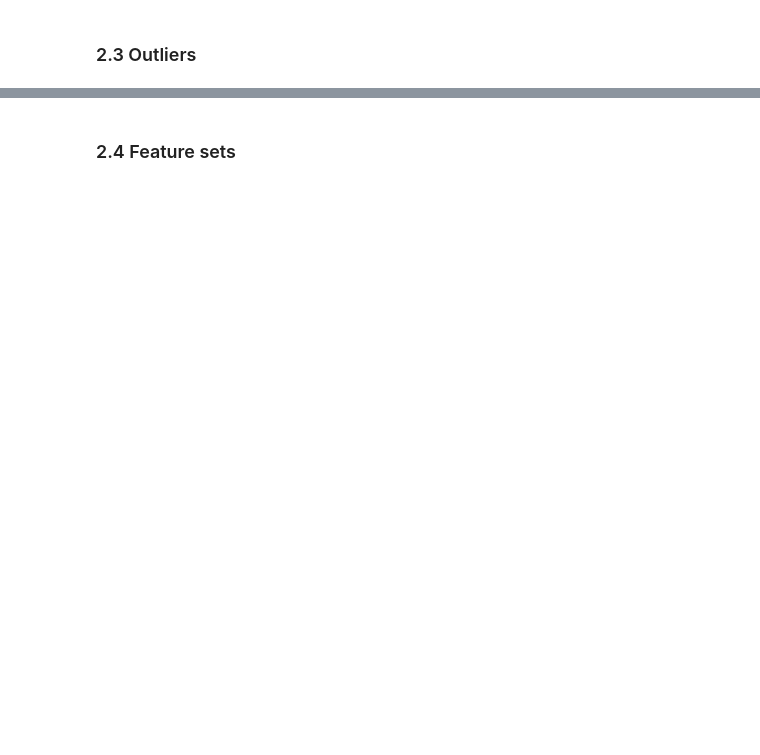
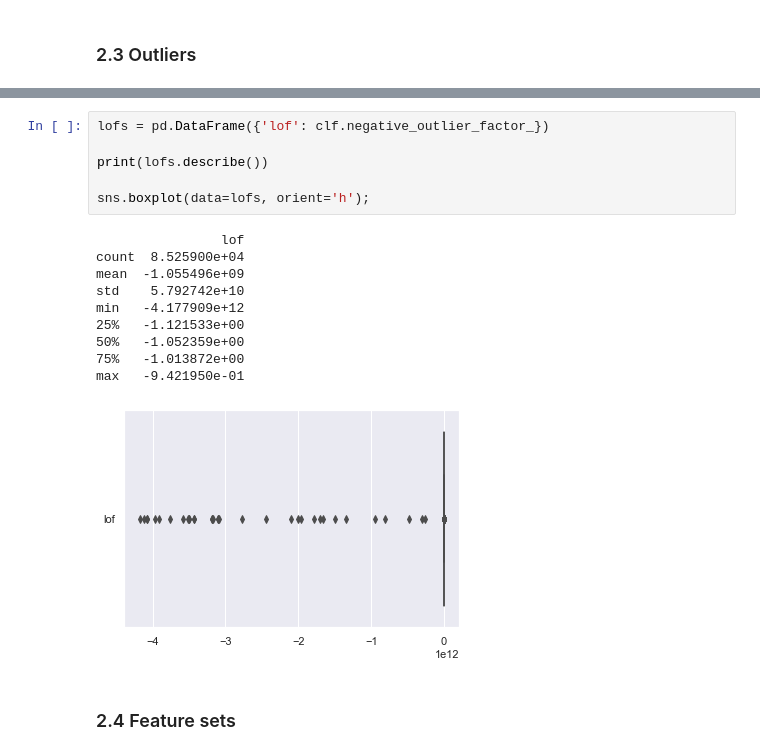
Before and after one commit to Julietvr/bds, a Jupyter notebook: regression/2_preprocessing.ipynb, the cells around one changed output, grey strips where cells are left out. Cells and saved outputs as stored; diff of their text form; blank space fills up the shorter version.

```diff
--- a/regression/2_preprocessing.ipynb
+++ b/regression/2_preprocessing.ipynb
@@ -88,2 +283,19 @@ fts = Feature_reader('features.csv')
+# %%
+lofs = pd.DataFrame({'lof': clf.negative_outlier_factor_})
+
+print(lofs.describe())
+
+sns.boxplot(data=lofs, orient='h');
+# %% [output]
+                lof
+count  8.525900e+04
+mean  -1.055496e+09
+std    5.792742e+10
+min   -4.177909e+12
+25%   -1.121533e+00
+50%   -1.052359e+00
+75%   -1.013872e+00
+max   -9.421950e-01
+[figure, added]
 # %% [markdown]
 ### 2.4 Feature sets
```
Also changed, not shown: parts of 8 cells of this notebook.
